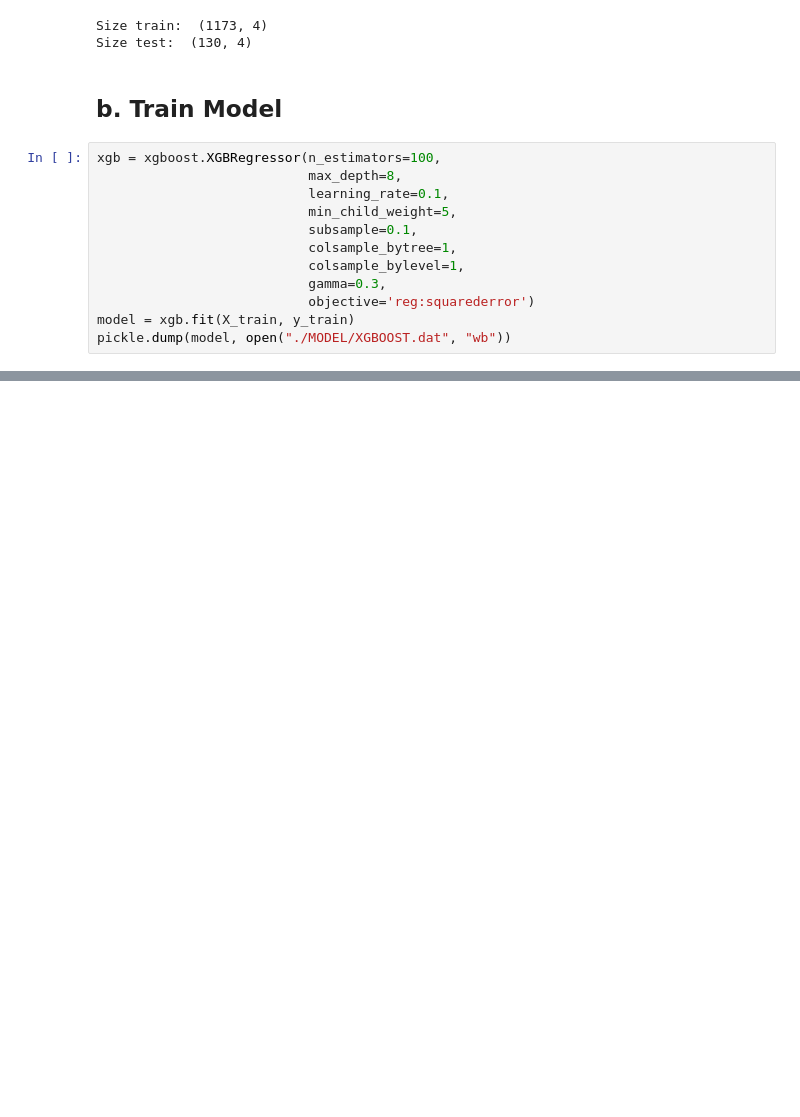
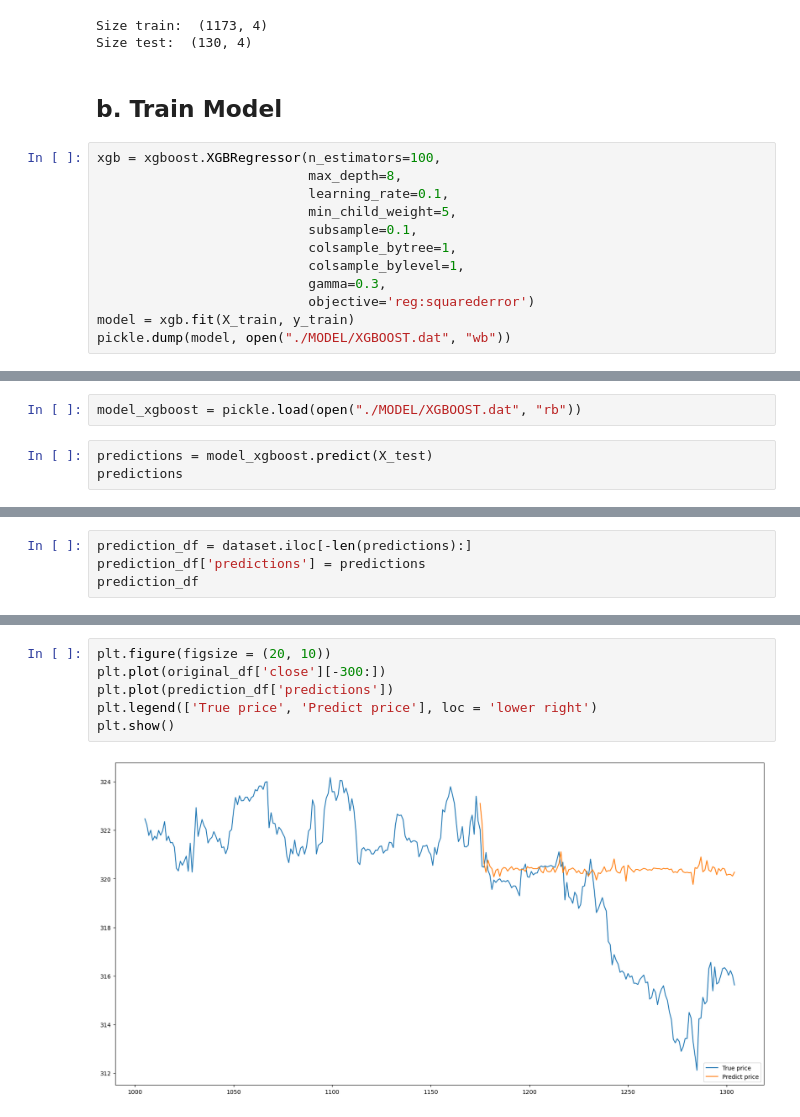
Before and after one commit to leminhduc106/Stock_Price_Prediction, a Jupyter notebook: stock_price_prediction.ipynb, the cells around one changed output, grey strips where cells are left out. Saved outputs shown, nothing was run; the diff lists cells and outputs as text; blank space fills up the shorter version.

Commit message:
feat: load and predict using model XGBoost

```diff
--- a/stock_price_prediction.ipynb
+++ b/stock_price_prediction.ipynb
@@ -1501,0 +1504,5 @@ pickle.dump(model, open("./MODEL/XGBOOST.dat", "wb"))
+# %%
+model_xgboost = pickle.load(open("./MODEL/XGBOOST.dat", "rb"))
+# %%
+predictions = model_xgboost.predict(X_test)
+predictions
@@ -1501,0 +1527,4 @@ pickle.dump(model, open("./MODEL/XGBOOST.dat", "wb"))
+# %%
+prediction_df = dataset.iloc[-len(predictions):]
+prediction_df['predictions'] = predictions
+prediction_df
@@ -1501,0 +1550,8 @@ pickle.dump(model, open("./MODEL/XGBOOST.dat", "wb"))
+# %%
+plt.figure(figsize = (20, 10))
+plt.plot(original_df['close'][-300:])
+plt.plot(prediction_df['predictions'])
+plt.legend(['True price', 'Predict price'], loc = 'lower right')
+plt.show()
+# %% [output]
+[figure, added]
```
Also changed, not shown: parts of 3 cells of this notebook.
